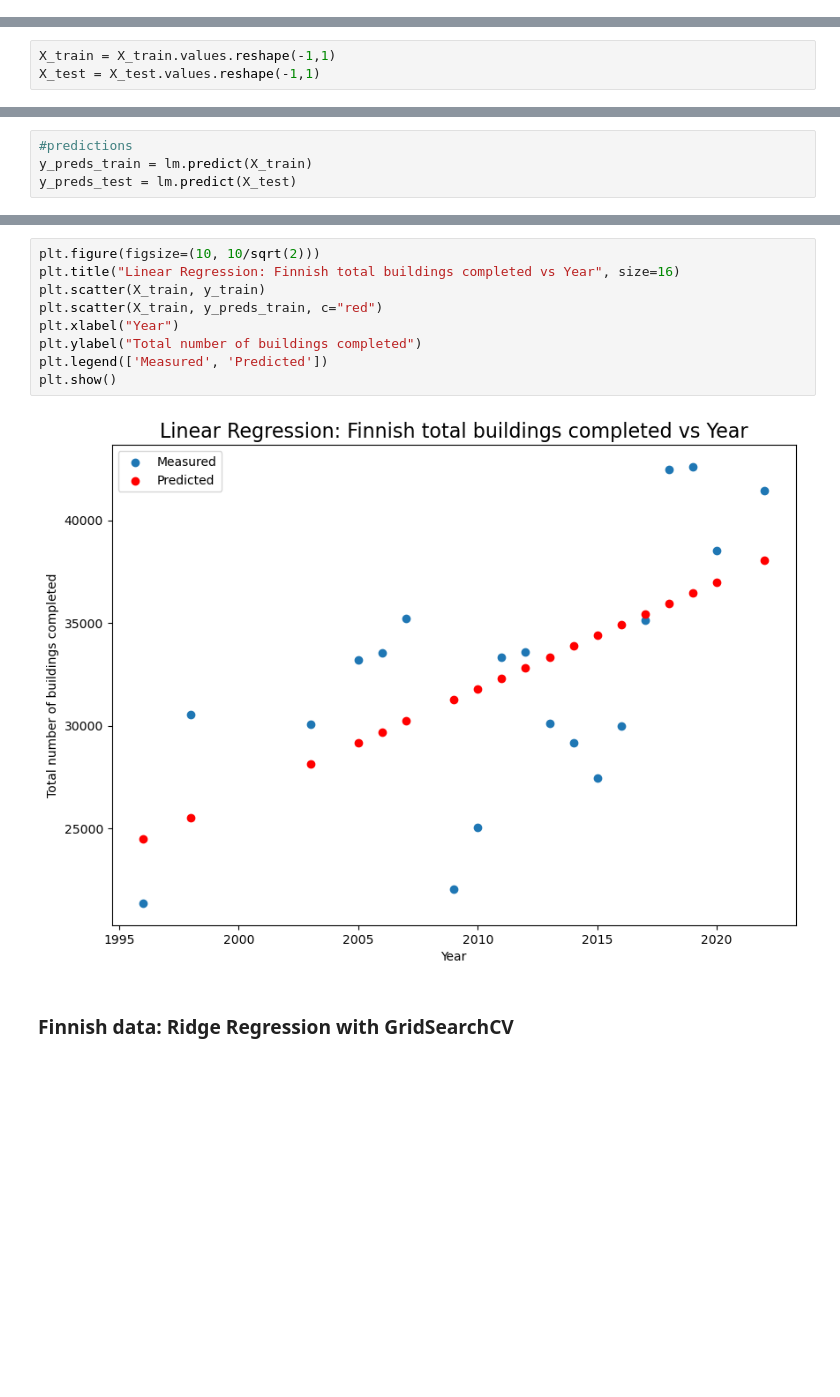
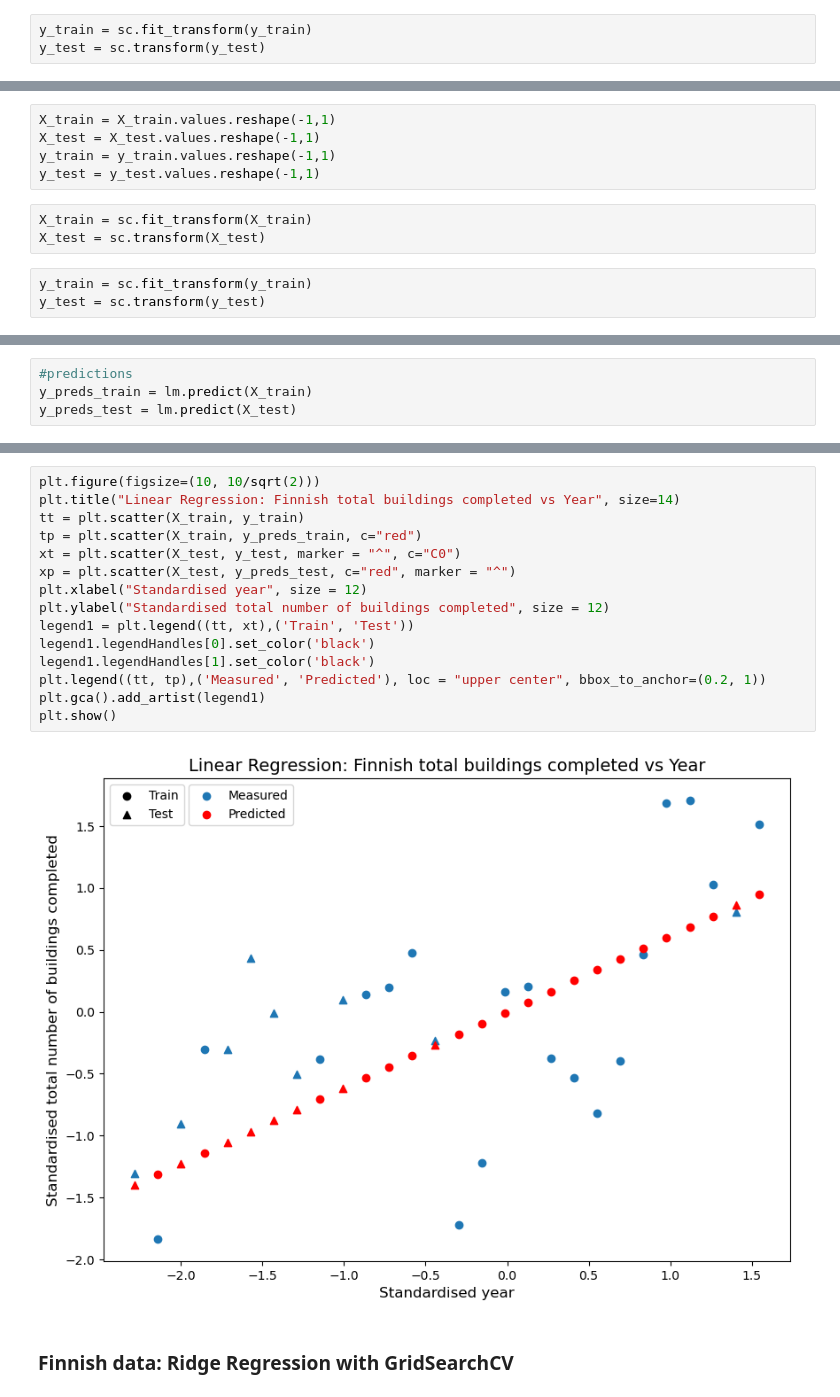
Before and after one commit to coharaCNJ/M.Sc.-Data-Analytics-Semester-1-CA1, a Jupyter notebook: 3_Linear_regression.ipynb, the cells around one changed output, grey strips where cells are left out. Saved outputs shown, nothing was run; the diff lists cells and outputs as text; blank space fills up the shorter version.

```diff
--- a/3_Linear_regression.ipynb
+++ b/3_Linear_regression.ipynb
@@ -104,0 +184,3 @@ X_test = X_test.values.reshape(-1,1)
+# %%
+y_train = sc.fit_transform(y_train)
+y_test = sc.transform(y_test)
@@ -144,6 +239,14 @@ X_train, X_test, y_train, y_test = train_test_split(X, y, test_size=0.3, random_
 # %%
 X_train = X_train.values.reshape(-1,1)
 X_test = X_test.values.reshape(-1,1)
+y_train = y_train.values.reshape(-1,1)
+y_test = y_test.values.reshape(-1,1)
+# %%
+X_train = sc.fit_transform(X_train)
+X_test = sc.transform(X_test)
+# %%
+y_train = sc.fit_transform(y_train)
+y_test = sc.transform(y_test)
 # %%
 lm = LinearRegression()
 lm.fit(X_train, y_train)
@@ -166,14 +269,20 @@ Mean absolute percentage error of the prediction is: 9.414130815070441
 # %%
 plt.figure(figsize=(10, 10/sqrt(2)))
-plt.title("Linear Regression: Finnish total buildings completed vs Year", size=16)
-plt.scatter(X_train, y_train)
-plt.scatter(X_train, y_preds_train, c="red")
-plt.xlabel("Year")
-plt.ylabel("Total number of buildings completed")
-plt.legend(['Measured', 'Predicted'])
+plt.title("Linear Regression: Finnish total buildings completed vs Year", size=14)
+tt = plt.scatter(X_train, y_train)
+tp = plt.scatter(X_train, y_preds_train, c="red")
+xt = plt.scatter(X_test, y_test, marker = "^", c="C0")
+xp = plt.scatter(X_test, y_preds_test, c="red", marker = "^")
+plt.xlabel("Standardised year", size = 12)
+plt.ylabel("Standardised total number of buildings completed", size = 12)
+legend1 = plt.legend((tt, xt),('Train', 'Test'))
+legend1.legendHandles[0].set_color('black')
+legend1.legendHandles[1].set_color('black')
+plt.legend((tt, tp),('Measured', 'Predicted'), loc = "upper center", bbox_to_anchor=(0.2, 1))
+plt.gca().add_artist(legend1)
 plt.show()
 # %% [output]
-[figure, old version]
+[figure, new version]
 # %% [markdown]
 ### Finnish data: Ridge Regression with GridSearchCV
 # %%
```
Also changed, not shown: parts of 27 cells of this notebook, 9 other files.
